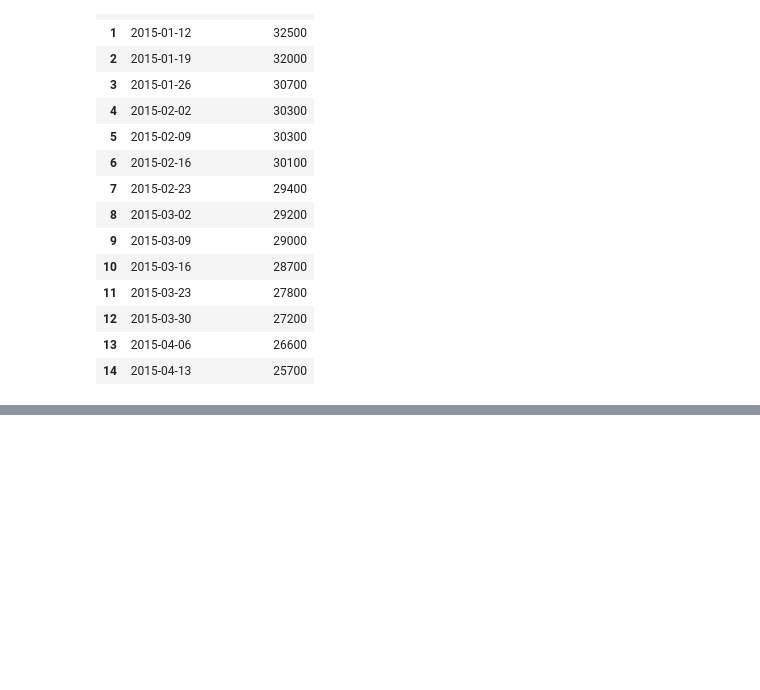
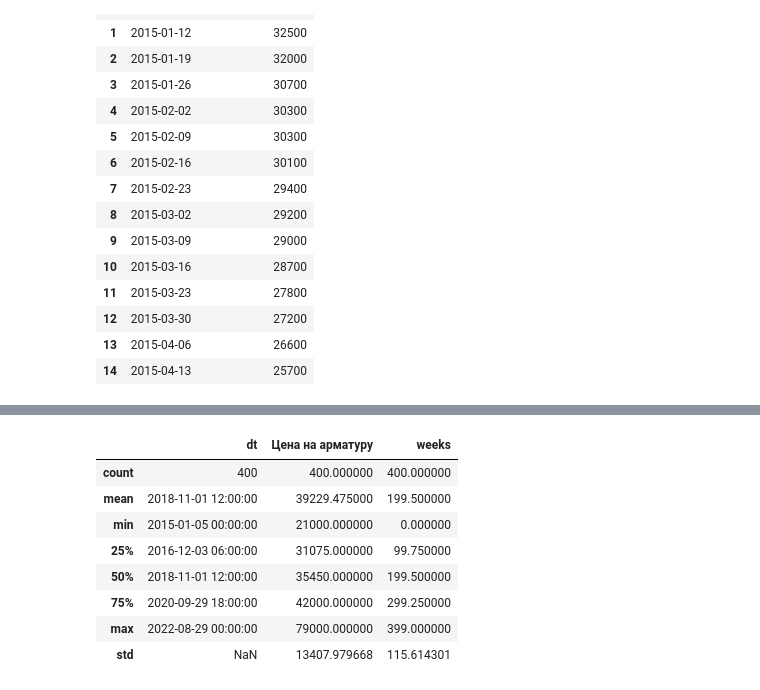
Before and after one commit to Klop4ikk/3int, a Jupyter notebook: Intensive_3_Doronin.ipynb, the cells around one changed output, grey strips where cells are left out. Saved outputs shown, nothing was run; the diff lists cells and outputs as text; code cells hidden in the pictures; blank space fills up the shorter version.

```diff
--- a/Intensive_3_Doronin.ipynb
+++ b/Intensive_3_Doronin.ipynb
@@ -91,0 +115,12 @@ AttributeError: 'TimedeltaProperties' object has no attribute 'week'
+# %%
+df.describe()
+# %% [output]
+|  | dt | Цена на арматуру | weeks |
+| count | 400 | 400.000000 | 400.000000 |
+| mean | 2018-11-01 12:00:00 | 39229.475000 | 199.500000 |
+| min | 2015-01-05 00:00:00 | 21000.000000 | 0.000000 |
+| 25% | 2016-12-03 06:00:00 | 31075.000000 | 99.750000 |
+| 50% | 2018-11-01 12:00:00 | 35450.000000 | 199.500000 |
+| 75% | 2020-09-29 18:00:00 | 42000.000000 | 299.250000 |
+| max | 2022-08-29 00:00:00 | 79000.000000 | 399.000000 |
+| std | NaN | 13407.979668 | 115.614301 |
```
Also changed, not shown: parts of 5 cells of this notebook.
